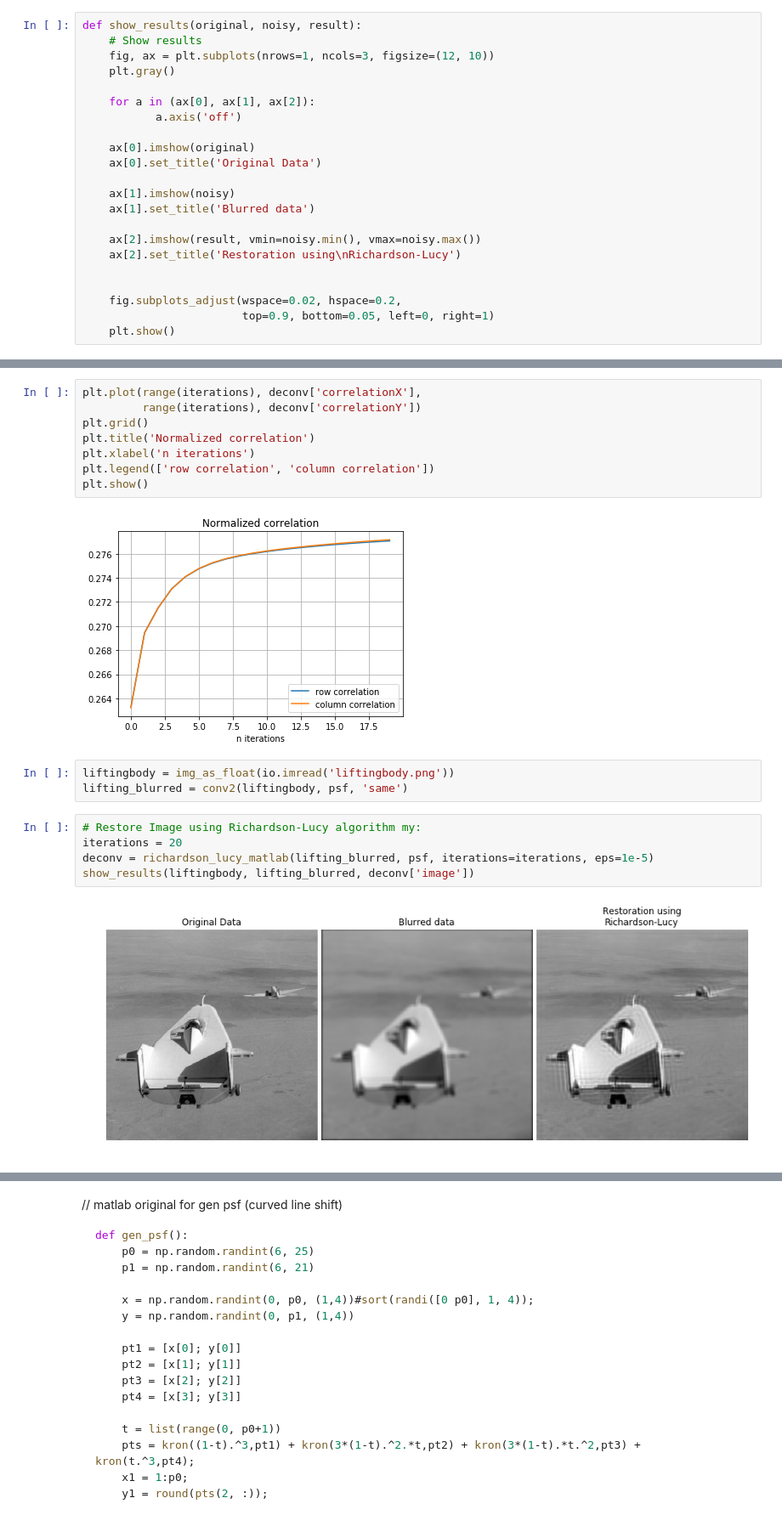
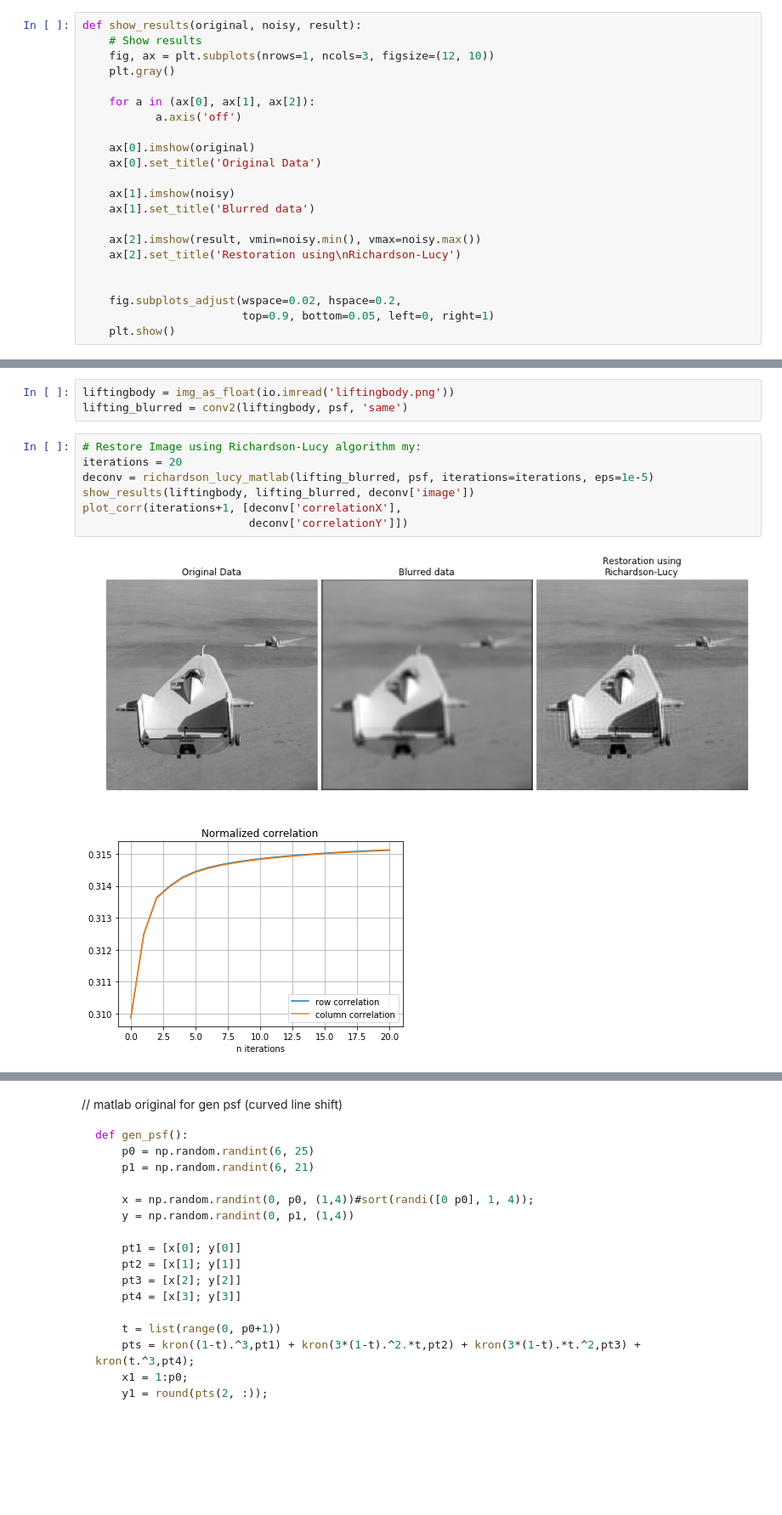
Before and after one commit to progiv/deconv, a Jupyter notebook: expertiments.ipynb, the cells around one changed output, grey strips where cells are left out. Shown at 85% size. Saved outputs shown, nothing was run; the diff lists cells and outputs as text; blank space fills up the shorter version.

```diff
--- a/expertiments.ipynb
+++ b/expertiments.ipynb
@@ -189,20 +208,13 @@ show_results(astro, astro_noisy, deconv['image'])
-# %%
-plt.plot(range(iterations), deconv['correlationX'],
-         range(iterations), deconv['correlationY'])
-plt.grid()
-plt.title('Normalized correlation')
-plt.xlabel('n iterations')
-plt.legend(['row correlation', 'column correlation'])
-plt.show()
-# %% [output]
-[figure, removed]
 # %%
 liftingbody = img_as_float(io.imread('liftingbody.png'))
 lifting_blurred = conv2(liftingbody, psf, 'same')
 # %%
 # Restore Image using Richardson-Lucy algorithm my:
 iterations = 20
 deconv = richardson_lucy_matlab(lifting_blurred, psf, iterations=iterations, eps=1e-5)
 show_results(liftingbody, lifting_blurred, deconv['image'])
+plot_corr(iterations+1, [deconv['correlationX'],
+                         deconv['correlationY']])
 # %% [output]
 [figure]
+[figure, added]
```
Also changed, not shown: parts of 18 cells of this notebook.
